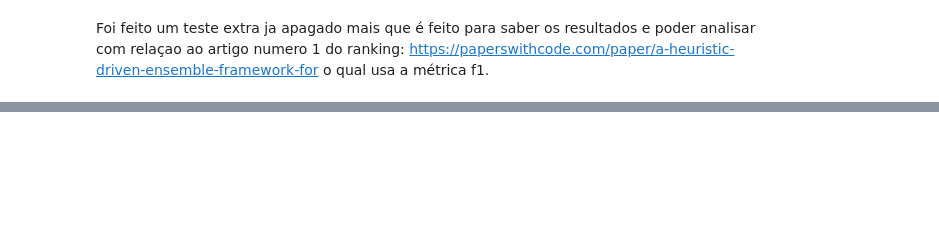
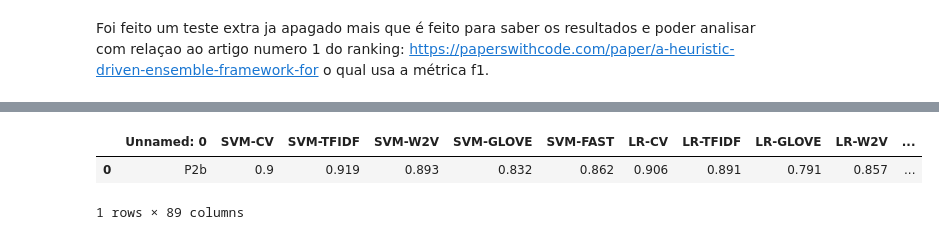
Before and after one commit to SaraBCoutinho/Pesquisa_2, a Jupyter notebook: Plot_Experimento_Caso2_Text_covid_full.ipynb, the cells around one changed output, grey strips where cells are left out. Saved outputs shown, nothing was run; the diff lists cells and outputs as text; code cells hidden in the pictures; blank space fills up the shorter version.

```diff
--- a/Plot_Experimento_Caso2_Text_covid_full.ipynb
+++ b/Plot_Experimento_Caso2_Text_covid_full.ipynb
@@ -1176,0 +1186,8 @@ Foi feito um teste extra ja apagado mais que é  feito para saber os resultados
+# %%
+#como nao gerei com k folds e uma populaçao, comparei considerando os grupos
+# com as populaçoes por classificador, e ensemble as dos grupos A, B, C e D, vendo a significancia do D
+pd.read_csv('/content/Data/covid19/accuracy_score/Results_table2.csv')
+# %% [output]
+|  | Unnamed: 0 | SVM-CV | SVM-TFIDF | SVM-W2V | SVM-GLOVE | SVM-FAST | LR-CV | LR-TFIDF | LR-GLOVE | LR-W2V | ... |
+| 0 | P2b | 0.9 | 0.919 | 0.893 | 0.832 | 0.862 | 0.906 | 0.891 | 0.791 | 0.857 | ... |
+1 rows × 89 columns
```
Also changed, not shown: parts of 24 cells of this notebook.
